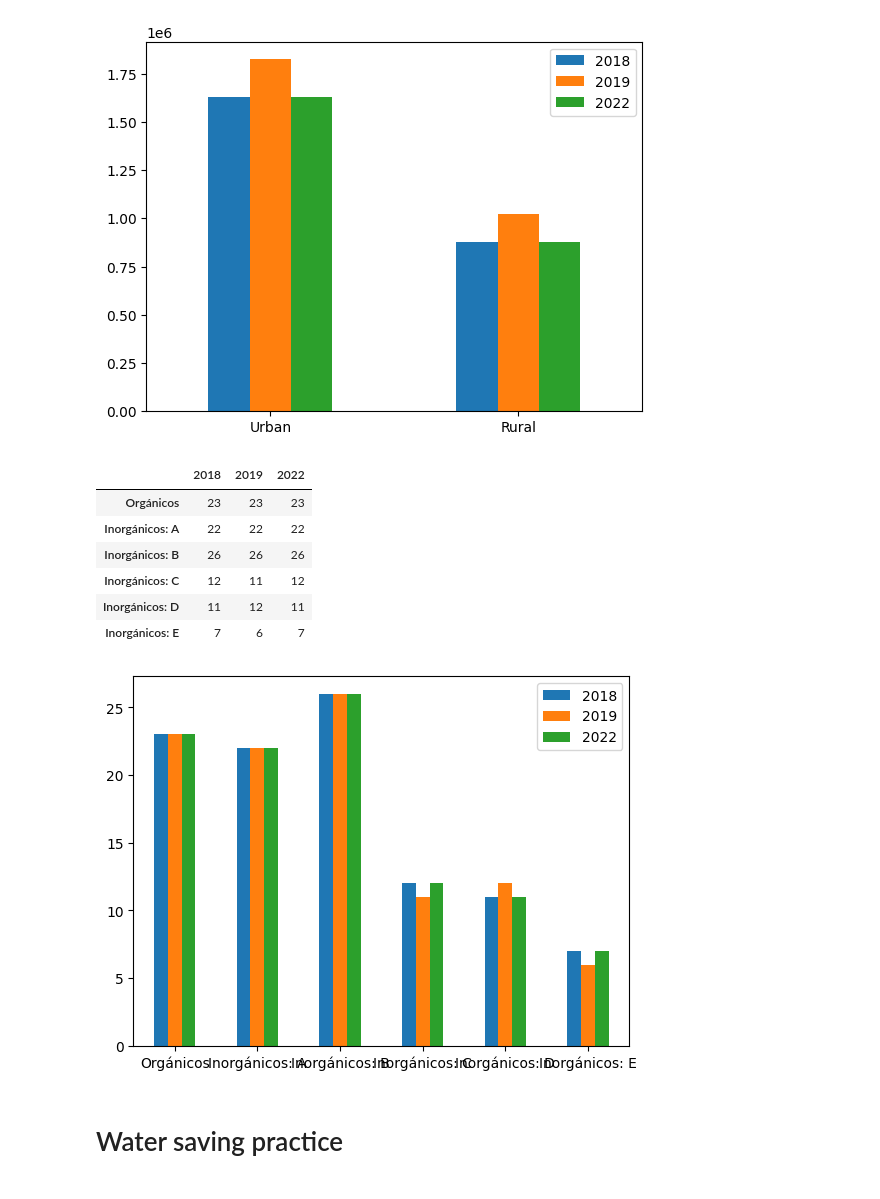
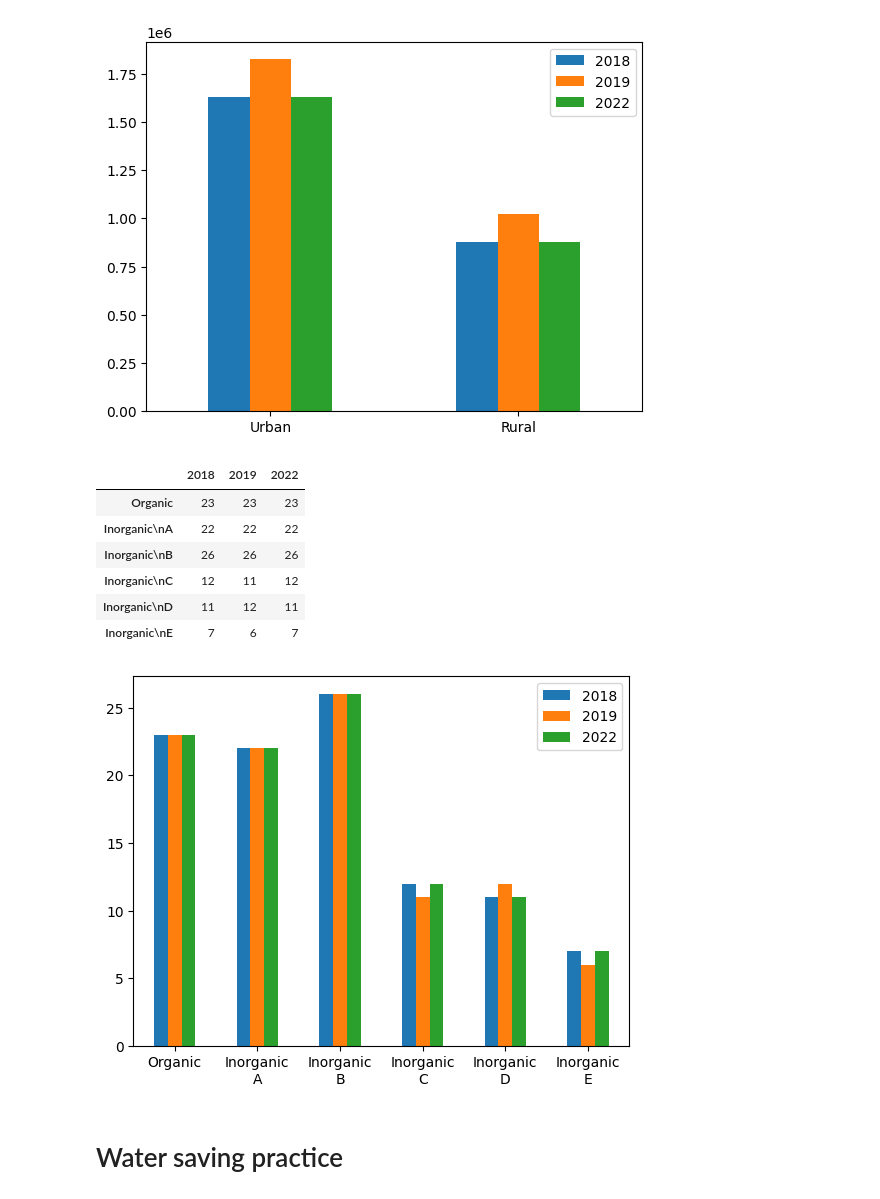
Before and after one commit to pedroaal/ambiental, a Jupyter notebook: main.ipynb, the cells around one changed output. Cells and saved outputs as stored; diff of their text form; code cells hidden in the pictures.

```diff
--- a/main.ipynb
+++ b/main.ipynb
@@ -330,46 +330,46 @@ res = {
   2022: []
 }
 res_per = {
   2018: 0,
   2019: 0,
   2022: 0
 }
 
 for year in years:
   db = dbs[year]
   tmp = []
   sum = 0
   for col in waste_cols:
     db1 = db.loc[db[col] == '1']
     val = db1['fexp4'].sum().round(0)
     tmp.append(val)
     sum += val
 
   res[year] = tmp
   res_per[year] = sum
 
 for year in res:
   res[year] = list(map(lambda a: round(a/res_per[year]*100), res[year]))
 
 res = pd.DataFrame(res, index=[
-  'Orgánicos',
-  'Inorgánicos: A',
-  'Inorgánicos: B',
-  'Inorgánicos: C',
-  'Inorgánicos: D',
-  'Inorgánicos: E',
+  'Organic',
+  'Inorganic\nA',
+  'Inorganic\nB',
+  'Inorganic\nC',
+  'Inorganic\nD',
+  'Inorganic\nE',
 ])
 ax = res.plot.bar(rot=0)
 res
 # %% [output]
 |  | 2018 | 2019 | 2022 |
-| Orgánicos | 23 | 23 | 23 |
-| Inorgánicos: A | 22 | 22 | 22 |
-| Inorgánicos: B | 26 | 26 | 26 |
-| Inorgánicos: C | 12 | 11 | 12 |
-| Inorgánicos: D | 11 | 12 | 11 |
-| Inorgánicos: E | 7 | 6 | 7 |
+| Organic | 23 | 23 | 23 |
+| Inorganic\nA | 22 | 22 | 22 |
+| Inorganic\nB | 26 | 26 | 26 |
+| Inorganic\nC | 12 | 11 | 12 |
+| Inorganic\nD | 11 | 12 | 11 |
+| Inorganic\nE | 7 | 6 | 7 |
-[figure, old version]
+[figure, new version]
 # %% [markdown]
 # Water saving practice
 # %% [markdown]
```
